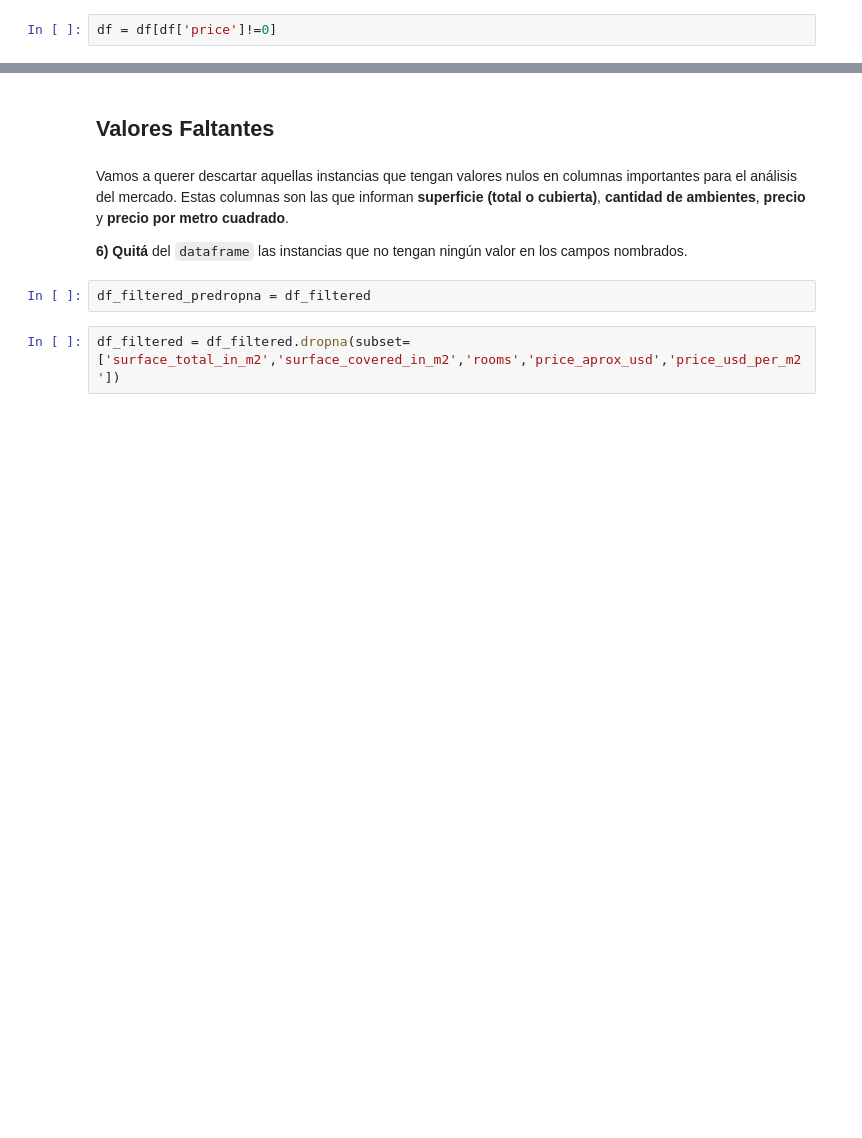
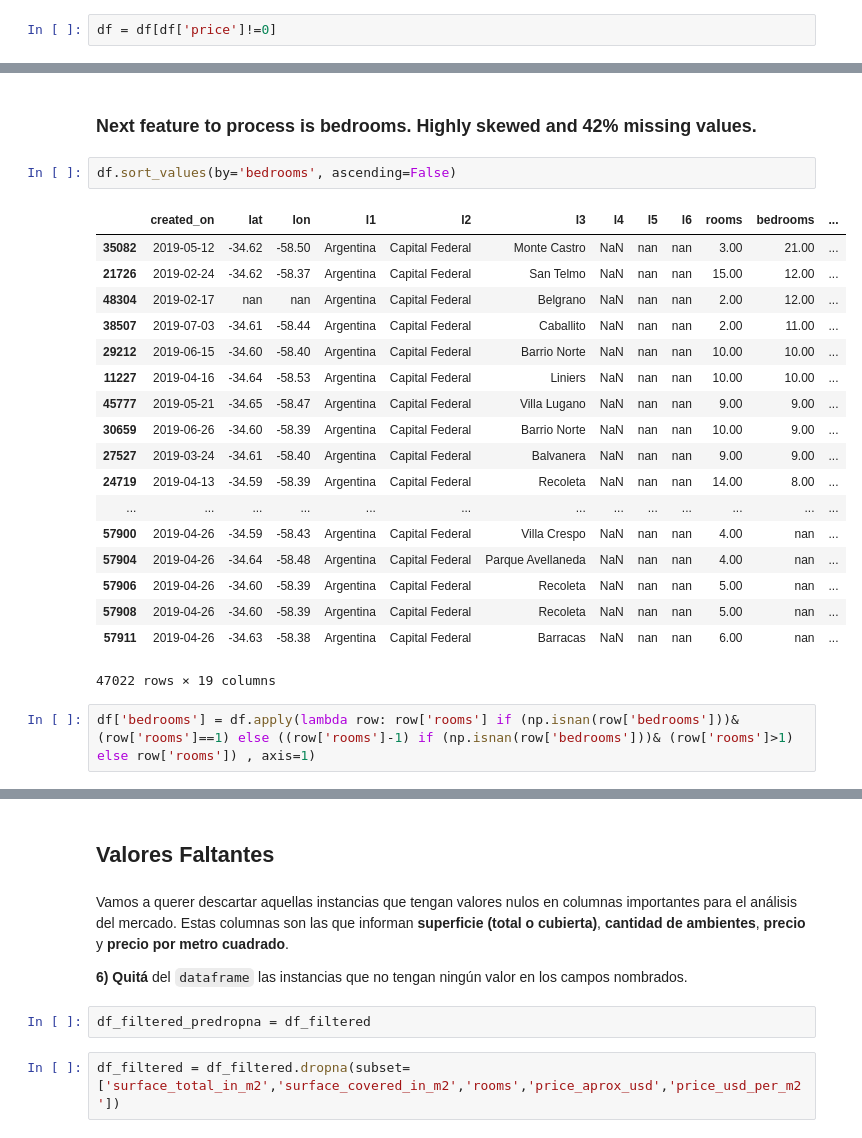
Before and after one commit to mhermida-lab/RealEstate_price_prediction, a Jupyter notebook: Data_analysis.ipynb, the cells around one changed output, grey strips where cells are left out. Saved outputs shown, nothing was run; the diff lists cells and outputs as text; blank space fills up the shorter version.

```diff
--- a/Data_analysis.ipynb
+++ b/Data_analysis.ipynb
@@ -192,0 +291,25 @@ Name: ars_price, dtype: float64
+# %% [markdown]
+### Next feature to process is bedrooms. Highly skewed and 42% missing values.
+# %%
+df.sort_values(by='bedrooms', ascending=False)
+# %% [output]
+|  | created_on | lat | lon | l1 | l2 | l3 | l4 | l5 | l6 | rooms | bedrooms | ... |
+| 35082 | 2019-05-12 | -34.62 | -58.50 | Argentina | Capital Federal | Monte Castro | NaN | nan | nan | 3.00 | 21.00 | ... |
+| 21726 | 2019-02-24 | -34.62 | -58.37 | Argentina | Capital Federal | San Telmo | NaN | nan | nan | 15.00 | 12.00 | ... |
+| 48304 | 2019-02-17 | nan | nan | Argentina | Capital Federal | Belgrano | NaN | nan | nan | 2.00 | 12.00 | ... |
+| 38507 | 2019-07-03 | -34.61 | -58.44 | Argentina | Capital Federal | Caballito | NaN | nan | nan | 2.00 | 11.00 | ... |
+| 29212 | 2019-06-15 | -34.60 | -58.40 | Argentina | Capital Federal | Barrio Norte | NaN | nan | nan | 10.00 | 10.00 | ... |
+| 11227 | 2019-04-16 | -34.64 | -58.53 | Argentina | Capital Federal | Liniers | NaN | nan | nan | 10.00 | 10.00 | ... |
+| 45777 | 2019-05-21 | -34.65 | -58.47 | Argentina | Capital Federal | Villa Lugano | NaN | nan | nan | 9.00 | 9.00 | ... |
+| 30659 | 2019-06-26 | -34.60 | -58.39 | Argentina | Capital Federal | Barrio Norte | NaN | nan | nan | 10.00 | 9.00 | ... |
+| 27527 | 2019-03-24 | -34.61 | -58.40 | Argentina | Capital Federal | Balvanera | NaN | nan | nan | 9.00 | 9.00 | ... |
+| 24719 | 2019-04-13 | -34.59 | -58.39 | Argentina | Capital Federal | Recoleta | NaN | nan | nan | 14.00 | 8.00 | ... |
+| ... | ... | ... | ... | ... | ... | ... | ... | ... | ... | ... | ... | ... |
+| 57900 | 2019-04-26 | -34.59 | -58.43 | Argentina | Capital Federal | Villa Crespo | NaN | nan | nan | 4.00 | nan | ... |
+| 57904 | 2019-04-26 | -34.64 | -58.48 | Argentina | Capital Federal | Parque Avellaneda | NaN | nan | nan | 4.00 | nan | ... |
+| 57906 | 2019-04-26 | -34.60 | -58.39 | Argentina | Capital Federal | Recoleta | NaN | nan | nan | 5.00 | nan | ... |
+| 57908 | 2019-04-26 | -34.60 | -58.39 | Argentina | Capital Federal | Recoleta | NaN | nan | nan | 5.00 | nan | ... |
+| 57911 | 2019-04-26 | -34.63 | -58.38 | Argentina | Capital Federal | Barracas | NaN | nan | nan | 6.00 | nan | ... |
+47022 rows × 19 columns
+# %%
+df['bedrooms'] = df.apply(lambda row: row['rooms'] if (np.isnan(row['bedrooms']))& (row['rooms']==1) else ((row['rooms']-1) if (np.isnan(row['bedrooms']))& (row['rooms']>1) else row['rooms']) , axis=1)
```
Also changed, not shown: parts of 49 cells of this notebook.
